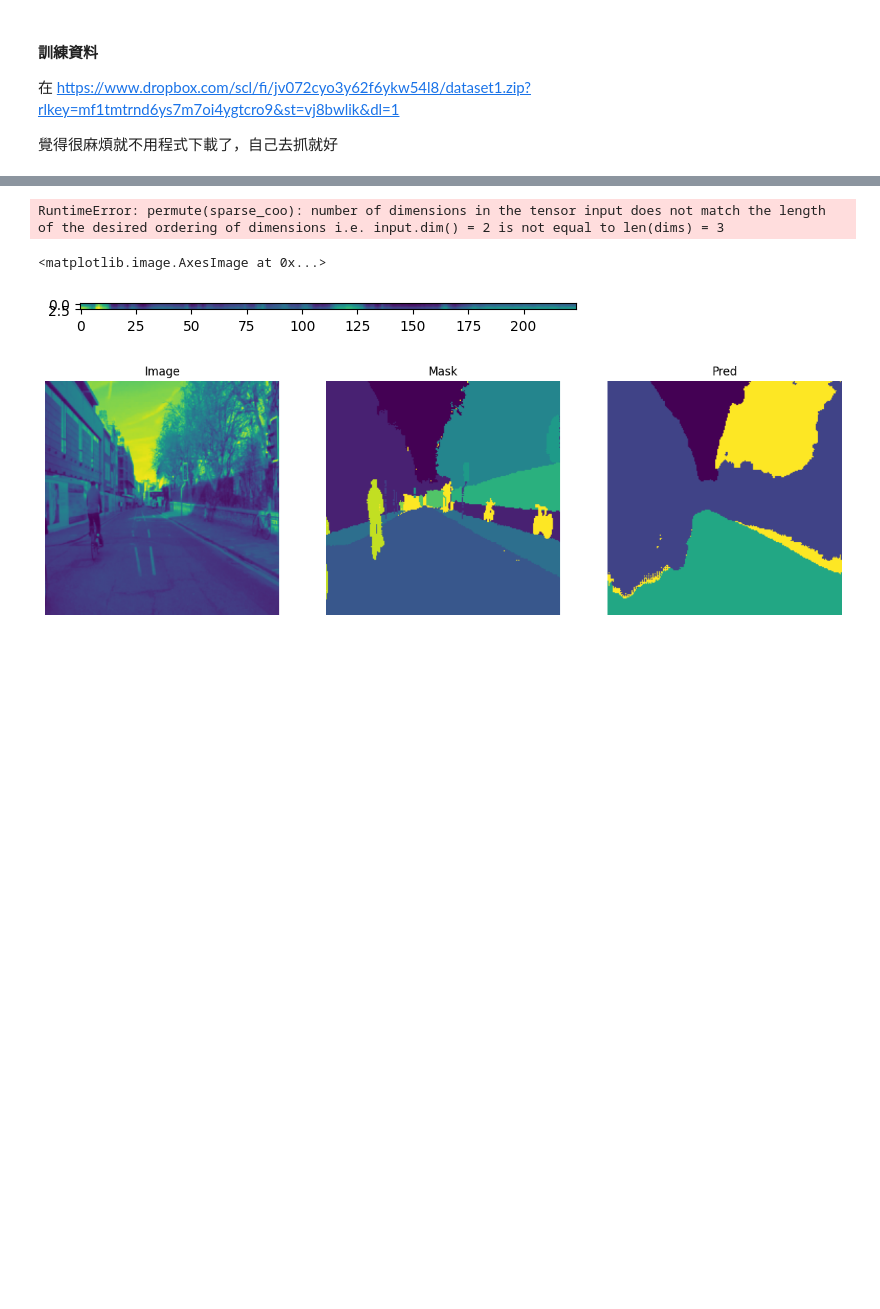
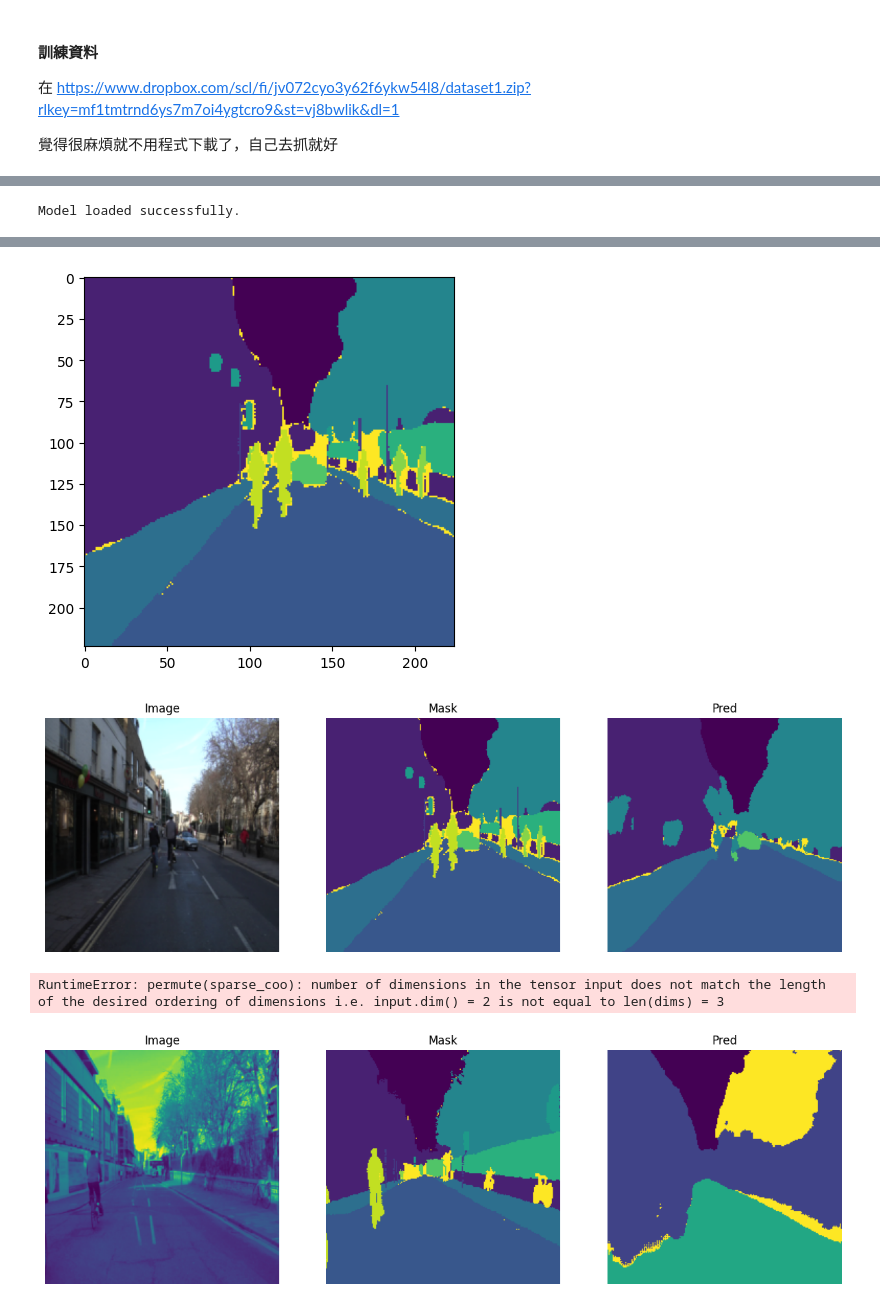
Before and after one commit to leonjyentub/CompVision2025, a Jupyter notebook: 09_1_UNet_ImageSeg.ipynb, the cells around one changed output, grey strips where cells are left out. Saved outputs shown, nothing was run; the diff lists cells and outputs as text; code cells hidden in the pictures; blank space fills up the shorter version.

```diff
--- a/09_1_UNet_ImageSeg.ipynb
+++ b/09_1_UNet_ImageSeg.ipynb
@@ -213,27 +211,25 @@ Epoch 1/1, Batch 26/26, Loss: 1.122122049331665, acc: 0.7254464030265808
+# %%
+# Load the pre-trained model weights
+model = UNet().to(device)
+model.load_state_dict(torch.load('09_1_UNet_ImageSeq.pth'))
+model.eval()
+print('Model loaded successfully.')
+# %% [output]
+Model loaded successfully.
 # %%
 image_val, mask_val = val_ds.choose()
-image_val = transform(image_val.copy()/255.).unsqueeze(0).float().to(device)
+_image = transform(image_val.copy()/255.).unsqueeze(0).float().to(device)
 model.eval()
 with torch.no_grad():
-    pred_val = model(image_val)
-    pred_val = torch.argmax(pred_val, dim=1).squeeze().cpu().numpy()
-    mask_val = mask_val.squeeze()
-    image_val = image_val.squeeze().cpu().numpy()
-    image_val = np.transpose(image_val, (1, 2, 0))
-    image_val = (image_val * 255).astype(np.uint8)
-    image_val = cv2.cvtColor(image_val, cv2.COLOR_RGB2BGR)
-    pred_val = cv2.resize(pred_val, (image_val.shape[1], image_val.shape[0]), interpolation=cv2.INTER_NEAREST)
-    mask_val = cv2.resize(mask_val, (image_val.shape[1], image_val.shape[0]), interpolation=cv2.INTER_NEAREST)
-    pred_val = np.array(pred_val, dtype=np.uint8)
-    mask_val = np.array(mask_val, dtype=np.uint8)
-    pred_val = cv2.cvtColor(pred_val, cv2.COLOR_GRAY2BGR)
-    mask_val = cv2.cvtColor(mask_val, cv2.COLOR_GRAY2BGR)
-    pred_val = cv2.addWeighted(image_val, 0.5, pred_val, 0.5, 0)
-    mask_val = cv2.addWeighted(image_val, 0.5, mask_val, 0.5, 0)
-    cv2.imshow('image', image_val)
-    cv2.imshow('pred', pred_val)
-    cv2.imshow('mask', mask_val)
-    cv2.waitKey(0)
-    cv2.destroyAllWindows()
-# Save the model
+    _mask = model(_image)
+    _mask = torch.argmax(_mask, dim=1).squeeze().cpu().numpy()
+
+image_outs = [image_val, mask_val, _mask]
+fig, ax = plt.subplots(1,3, figsize=(15,15))
+for i in range(3):
+    ax[i].imshow(image_outs[i])
+    ax[i].set_title(['Image', 'Mask', 'Pred'][i])
+    ax[i].axis('off')
+plt.show()
+fig.savefig('09_1_UNet_ImageSeq.png', dpi=300, bbox_inches='tight')
 # %% [output]
@@ -242,3 +236,5 @@ with torch.no_grad():
+[figure, added]
+[figure, added]
 # %%
 im, mask = next(iter(val_dl))
 _mask = model(im)
@@ -250,11 +246,6 @@ image_outs = [
     _mask.permute(1,2,0).detach().cpu()[:,:,0]]
 # %% [output]
 RuntimeError: permute(sparse_coo): number of dimensions in the tensor input does not match the length of the desired ordering of dimensions i.e. input.dim() = 2 is not equal to len(dims) = 3
-# %%
-plt.imshow(im[0])
-# %% [output]
-<matplotlib.image.AxesImage at 0x...>
-[figure, removed]
 # %%
 fig, ax = plt.subplots(1,3, figsize=(15,15))
 for i in range(3):
```
Also changed, not shown: parts of 7 cells of this notebook, 2 other files.
